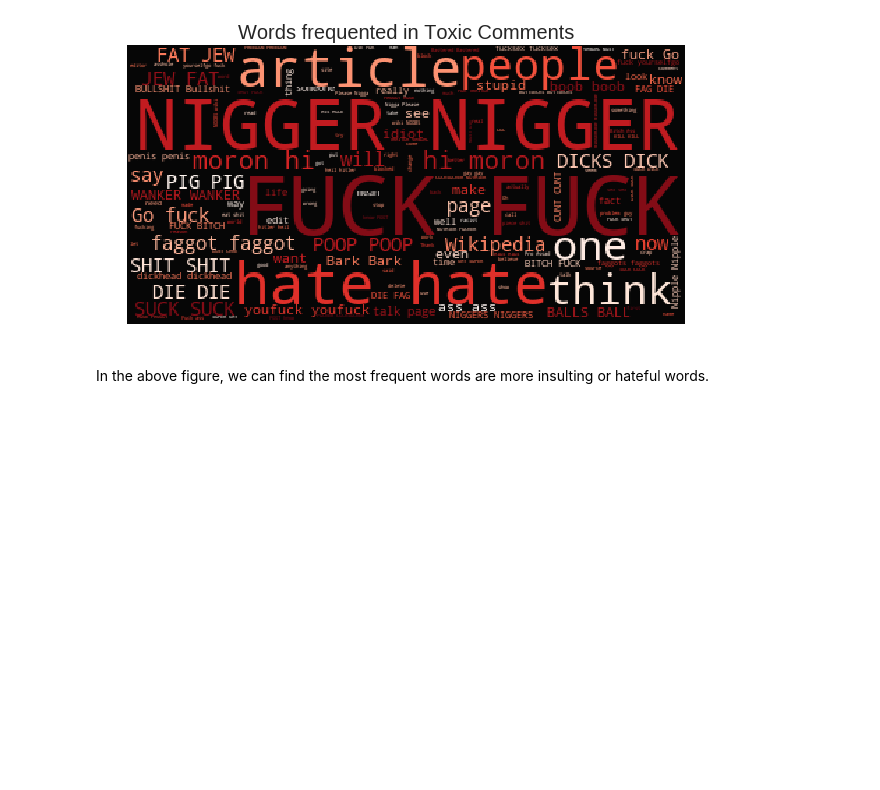
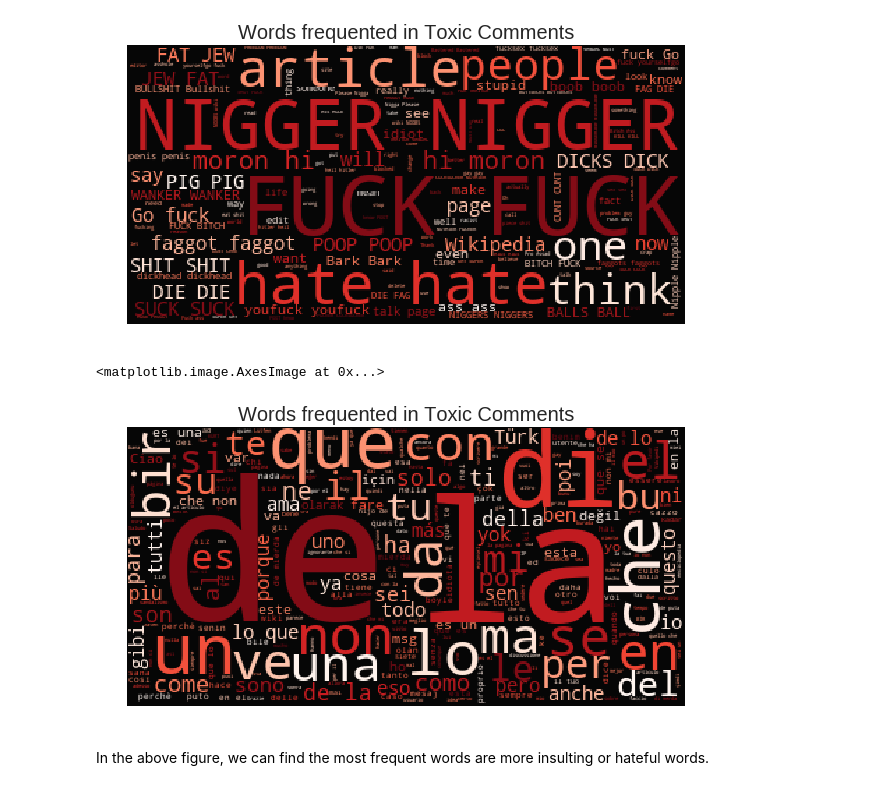
Before and after one commit to cengc13/2040FinalProject, a Jupyter notebook: src/eda/eda.ipynb, the cells around one changed output. Drawn from its saved outputs; the diff is of its cells as text; code cells hidden in the pictures; blank space fills up the shorter version.

```diff
--- a/src/eda/eda.ipynb
+++ b/src/eda/eda.ipynb
@@ -248,5 +265,19 @@ plt.imshow(wc.recolor(colormap= 'Reds' , random_state=244), alpha=0.98)
 # %% [output]
 <matplotlib.image.AxesImage at 0x...>
 [figure]
+# %%
+#Toxic comments
+plt.figure(figsize=(10,10))
+subset=val_data[val_data.toxic==1]
+# text=subset.translated.values
+text=subset.comment_text.values
+wc= WordCloud(background_color="black",max_words=2000,stopwords=stopword)
+wc.generate(" ".join(text))
+plt.axis("off")
+plt.title("Words frequented in Toxic Comments", fontsize=20)
+plt.imshow(wc.recolor(colormap= 'Reds' , random_state=244), alpha=0.98)
+# %% [output]
+<matplotlib.image.AxesImage at 0x...>
+[figure, added]
 # %% [markdown]
 In the above figure, we can find the most frequent words are more insulting or hateful words.
```
Also changed, not shown: parts of 6 cells of this notebook, 4 other files.
